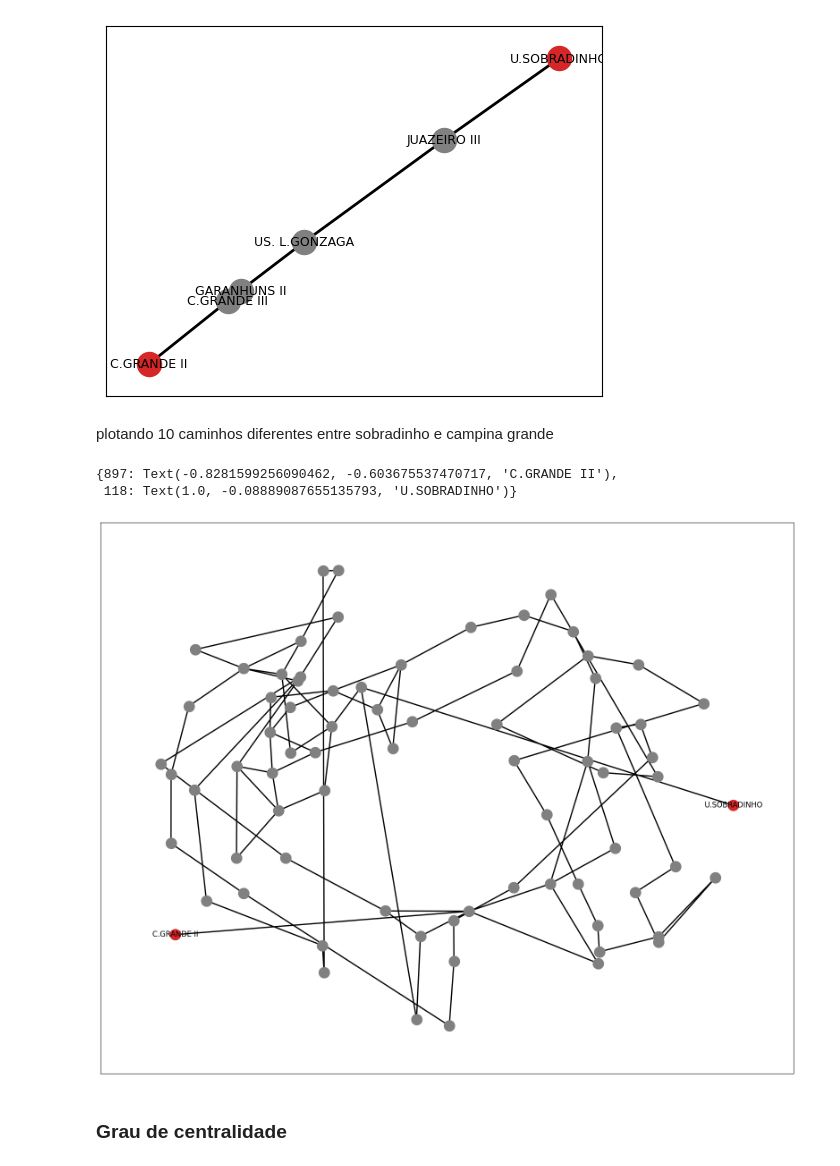
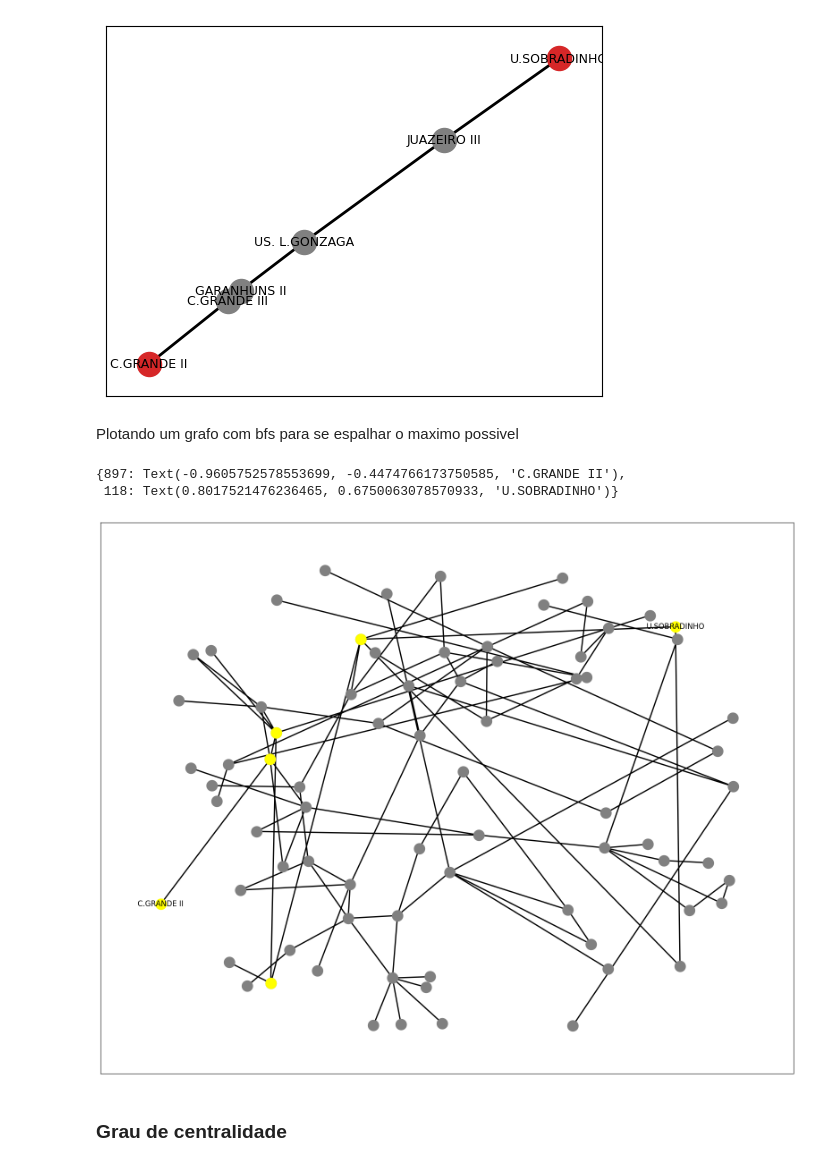
Before and after one commit to leonardo-ssAlencar/relatorio_grafos, a Jupyter notebook: relatorio_grafos.ipynb, the cells around one changed output. Saved outputs shown, nothing was run; the diff lists cells and outputs as text; code cells hidden in the pictures.

```diff
--- a/relatorio_grafos.ipynb
+++ b/relatorio_grafos.ipynb
@@ -180,7 +180,8 @@ sobradinho = busca_nome("U.SOBRADINHO")
 
 # Dijkstra sobradinho campina grande II
 
-x = grafo.subgraph(nx.algorithms.dijkstra_path(grafo, sobradinho, campina_grande_II))
+menor_caminho = nx.algorithms.dijkstra_path(grafo, sobradinho, campina_grande_II)
+x = grafo.subgraph(menor_caminho)
 
 pos = nx.spring_layout(x, seed=335, k=0.3)
 
@@ -203,38 +204,42 @@ nx.draw_networkx_labels(x,pos,labels=labels, font_size=9)
  np.int64(980): Text(-0.06982086269522449, -0.05014849665940048, 'US. L.GONZAGA'),
  118: Text(1.0, 0.9306048555465167, 'U.SOBRADINHO')}
 [figure]
-# %% [markdown]
-plotando 10 caminhos diferentes entre sobradinho e campina grande
+# %% [markdown]
+Plotando um grafo com bfs para se espalhar o maximo possivel
 # %%
-x = nx.algorithms.all_simple_paths(grafo, sobradinho, campina_grande_II)
+x = nx.algorithms.dfs_tree(grafo, sobradinho, depth_limit=10)
+y = nx.algorithms.dfs_tree(grafo, campina_grande_II, depth_limit=10)
 
-cont = 0
-qtd_caminhos = 20
-g5 = []
-for i in x:
-    cont += 1
-    if cont == qtd_caminhos:
-        break
+# cont = 0
+# qtd_caminhos = 50
+# g5 = []
+# for i in x:
+#     cont += 1
+#     if cont == qtd_caminhos:
+#         break
 
-    g5.append(grafo.subgraph(i))
+#     g5.append(grafo.subgraph(i))
 
 
-x = nx.compose_all(g5)
+# x = nx.compose_all(g5)
+x = grafo.subgraph(x)
 
 fig, ax = plt.subplots(1,1,figsize=(20,16))
 
 
 pos = nx.spring_layout(x, seed=126789, k=2)
 
-nx.draw_networkx_nodes(x, pos, nodelist=[campina_grande_II, sobradinho], node_color="tab:red",ax=ax)
+# nx.draw_networkx_nodes(x, pos, nodelist=list(menor_caminho), node_color="yellow")
 nx.draw_networkx_nodes(x, pos, nodelist=x.nodes - {campina_grande_II,sobradinho}, node_color="gray",ax=ax)
+nx.draw_networkx_nodes(x, pos, nodelist=list(menor_caminho), node_color="yellow")
+
 
 nx.draw_networkx_edges(x, pos, width=2, alpha=1.0, edgelist=x.edges,ax=ax)
 nx.draw_networkx_labels(x,pos, labels={campina_grande_II: x.nodes[campina_grande_II]["nome"], sobradinho : x.nodes[sobradinho]["nome"]},ax=ax)
 # %% [output]
-{897: Text(-0.8281599256090462, -0.603675537470717, 'C.GRANDE II'),
- 118: Text(1.0, -0.08889087655135793, 'U.SOBRADINHO')}
+{897: Text(-0.9605752578553699, -0.4474766173750585, 'C.GRANDE II'),
+ 118: Text(0.8017521476236465, 0.6750063078570933, 'U.SOBRADINHO')}
-[figure, old version]
+[figure, new version]
 # %% [markdown]
 ### Grau de centralidade
 # %% [markdown]
```
Also changed, not shown: 1 other file.
